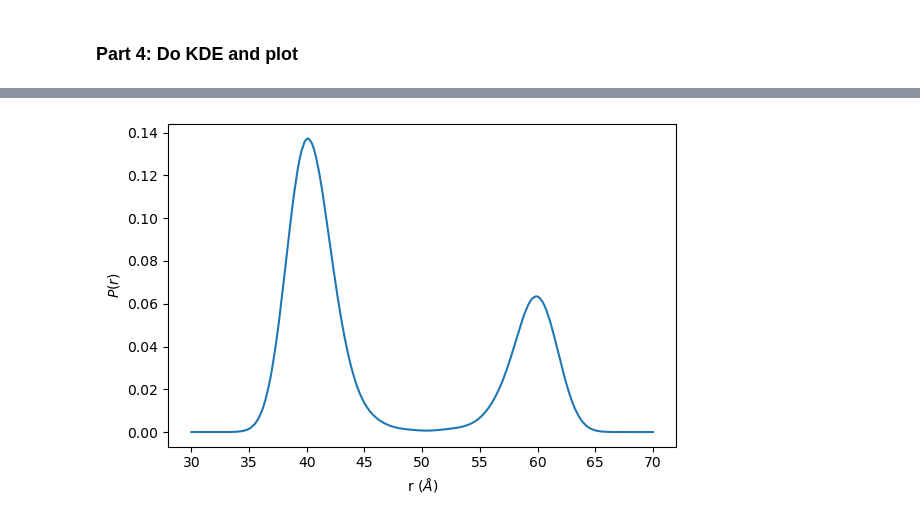
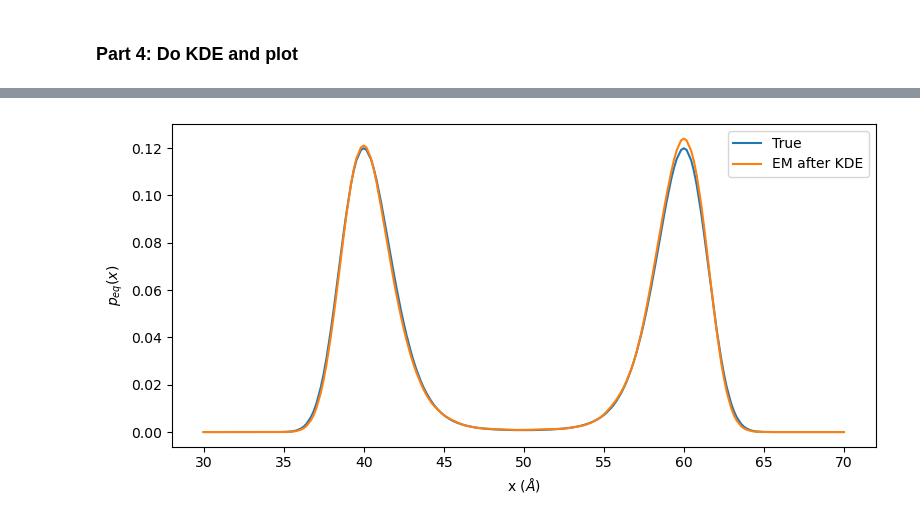
Before and after one commit to yizaochen/Alphabeta, a Jupyter notebook: notebooks/em_doublewell_debug.ipynb, the cells around one changed output, grey strips where cells are left out. Drawn from its saved outputs; the diff is of its cells as text; code cells hidden in the pictures.

```diff
--- a/notebooks/em_doublewell_debug.ipynb
+++ b/notebooks/em_doublewell_debug.ipynb
@@ -8,8 +8,8 @@ Np = 4     # The order of polynomial which used to interpolate and integration
 Nv = 72    # Number of eigenvectors
 
 # Define Physical Domain
-xratio = 20 # unit: angstrom
-xavg = 50   # unit: angstrom
+xratio = 20. # unit: angstrom
+xavg = 50.   # unit: angstrom
 
 x, w, Ldx, L = getLagrange(Np, xratio/Nh)
 e_norm = x[end] - x[1]
@@ -89,0 +92,16 @@ plt.show()
+# %%
+n_iteration = 20
+p_container = zeros(Float64, n_iteration+1, N)
+log_likelihood_records = zeros(n_iteration+1)
+
+# Iteration of EM
+p_prev = max.(peq_kde_estimate, 1e-10)  # initial guess
+p_container[1, :] = max.(peq_kde_estimate, 1e-10) # The first row in container is p0
+for iter_id = 1:n_iteration
+    println(@sprintf "Iteration-ID: %d" iter_id)
+    p_em, log_likelihood = forward_backward_v2(Nh, Np, xratio, xavg, p_prev, D, Nv, tau, y_record, save_freq, k_photon)
+    p_em = max.(p_em, 1e-10)
+    p_container[iter_id+1, :] = p_em
+    p_prev[:,1] = p_em
+    log_likelihood_records[iter_id] = log_likelihood
+end
@@ -90,14 +129,15 @@ plt.show()
 # %%
-fig, ax = plt.subplots(ncols=1, nrows=1, figsize=(6,4))
+em_id_sele = 20
 
-#ax.plot(xref, rho_eq .* rho_eq, label="True")
-ax.plot(xref, peq_kde_estimate, label="Gaussian KDE: \$\\sigma=1.0 \$")
-ax.set_xlabel("r (\$ \\AA \$)")
-ax.set_ylabel("\$ P(r) \$")
-#ax.legend()
+fig, ax = plt.subplots(ncols=1, nrows=1, figsize=(8,4))
+
+ax.plot(xref, rho_eq .* rho_eq, label="True")
+ax.plot(xref, p_container[em_id_sele, :], label="EM after KDE")
+ax.set_xlabel("x (\$ \\AA \$)")
+ax.set_ylabel("\$ p_{eq}(x) \$")
+ax.legend()
 
 plt.tight_layout()
-#plt.savefig("Gaussian_Kde_harmonic_well.svg")
 plt.show()
 # %% [output]
-[figure, old version]
+[figure, new version]
```
Also changed, not shown: parts of 24 cells of this notebook, 7 other files.
